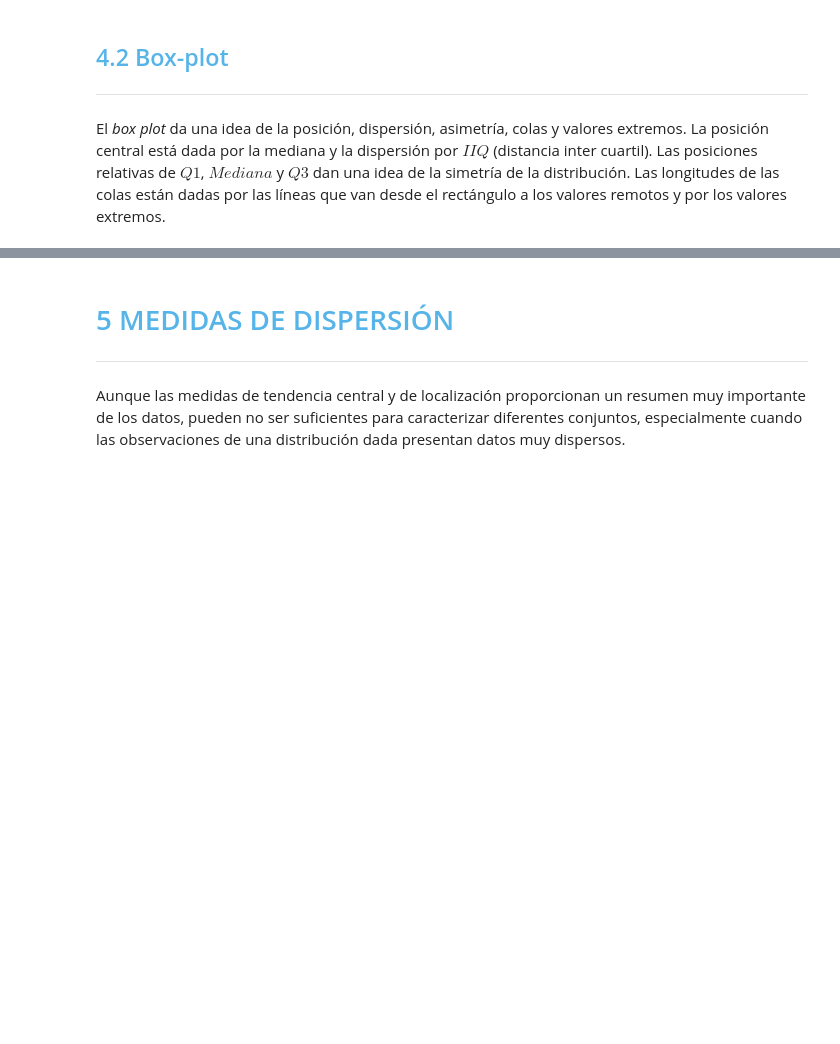
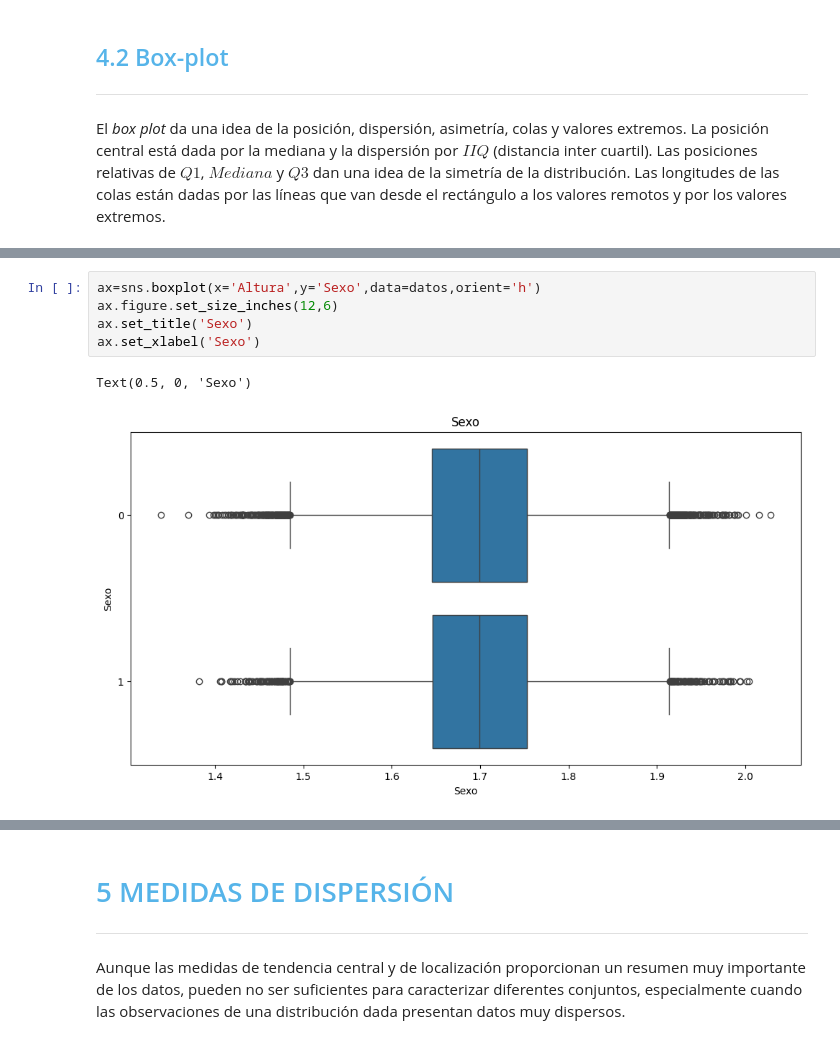
Before and after one commit to BlopezEspinoza070801/Amigo-Secreto, a Jupyter notebook: Curso_de_Estadística_con_Python_1.ipynb, the cells around one changed output, grey strips where cells are left out. Drawn from its saved outputs; the diff is of its cells as text; blank space fills up the shorter version.

```diff
--- a/Curso_de_Estadística_con_Python_1.ipynb
+++ b/Curso_de_Estadística_con_Python_1.ipynb
@@ -951,0 +1031,8 @@ El *box plot* da una idea de la posición, dispersión, asimetría, colas y valo
+# %%
+ax=sns.boxplot(x='Altura',y='Sexo',data=datos,orient='h')
+ax.figure.set_size_inches(12,6)
+ax.set_title('Sexo')
+ax.set_xlabel('Sexo')
+# %% [output]
+Text(0.5, 0, 'Sexo')
+[figure, added]
```
Also changed, not shown: parts of 12 cells of this notebook.
